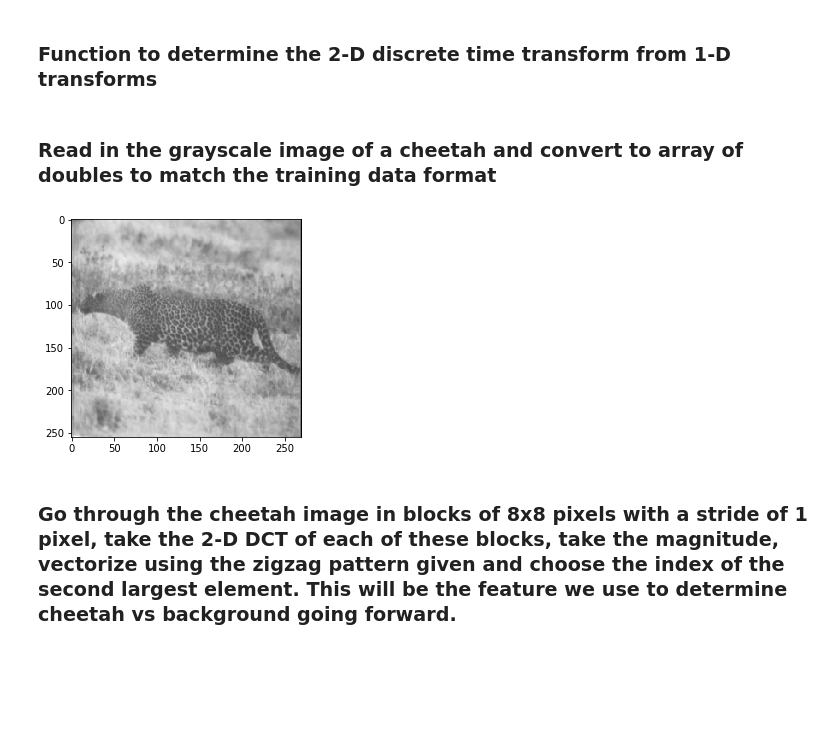
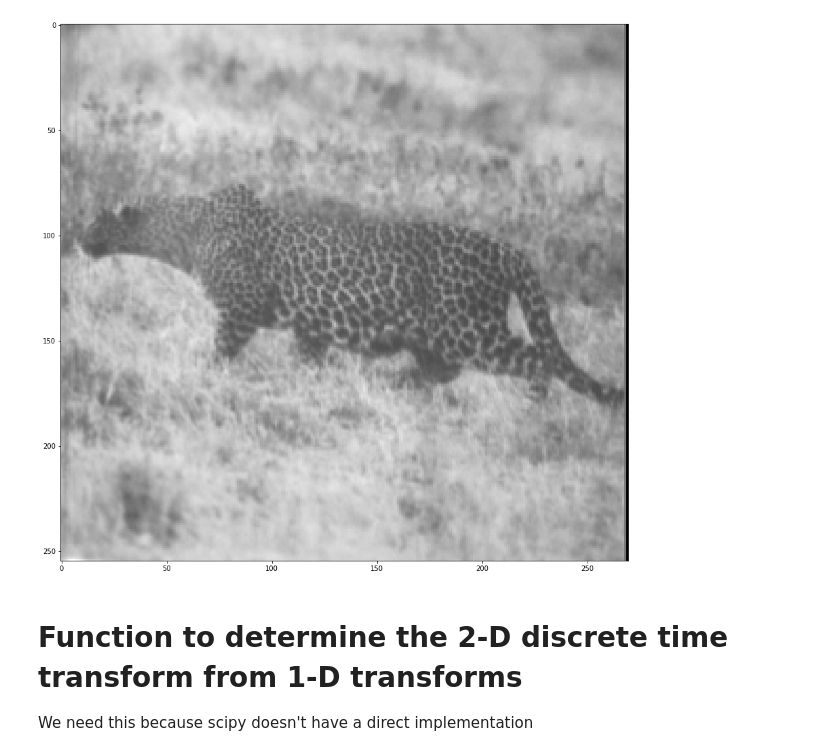
Before and after one commit to kshannon/ucsd-fall-17, a Jupyter notebook: Statistical Learning/hw1/hw1.ipynb, the cells around one changed output. Cells and saved outputs as stored; diff of their text form; code cells hidden in the pictures; blank space fills up the shorter version.

```diff
--- a/Statistical Learning/hw1/hw1.ipynb
+++ b/Statistical Learning/hw1/hw1.ipynb
@@ -56,22 +93,18 @@ Total Probability: 1.0000064
+# %%
+from scipy.misc import imread
+rawimage = imread('givenData/cheetah.bmp', 'L')
+plt.figure(figsize=(15,15))
+plt.imshow(rawimage, cmap='gray')
+plt.show()
+
+doubleimage = rawimage.astype(float)/255 # convert from intergers 0->255 to floats 0->1
+# %% [output]
+[figure, added]
 # %% [markdown]
-### Function to determine the 2-D discrete time transform from 1-D transforms
+# Function to determine the 2-D discrete time transform from 1-D transforms
+We need this because scipy doesn't have a direct implementation
 # %%
 def dct2(img):
     """ Get 2D Cosine Transform of Image
     """
     return dct(dct(img.T, norm='ortho').T, norm='ortho')
-# %% [markdown]
-### Read in the grayscale image of a cheetah and convert to array of doubles to match the training data format
-# %%
-rawimage = imread('givenData/cheetah.bmp', 'L')
-plt.imshow(rawimage, cmap='gray')
-plt.show()
-
-doubleimage = rawimage.astype(float)/255
-
-# print(rawimage[:10,:10])
-# print(doubleimage[:10,:10])
-# %% [output]
-[figure, removed]
-# %% [markdown]
-### Go through the cheetah image in blocks of 8x8 pixels with a stride of 1 pixel, take the 2-D DCT of each of these blocks, take the magnitude, vectorize using the zigzag pattern given and choose the index of the second largest element. This will be the feature we use to determine cheetah vs background going forward.
```
Also changed, not shown: parts of 19 cells of this notebook.
